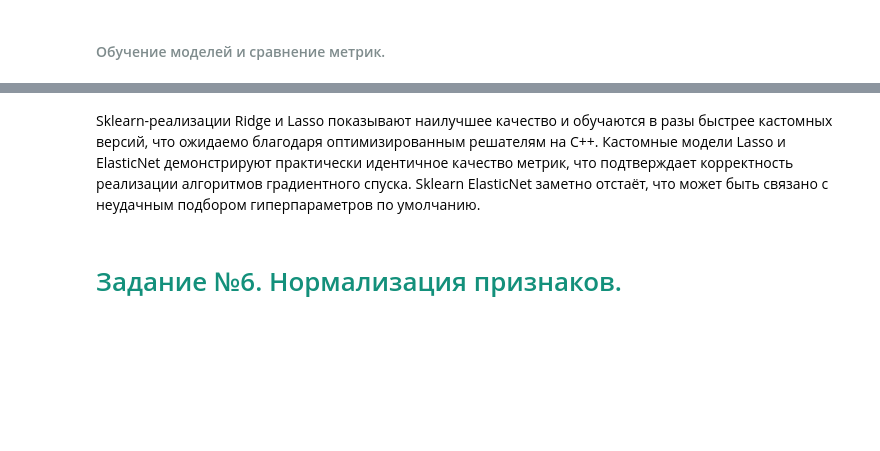
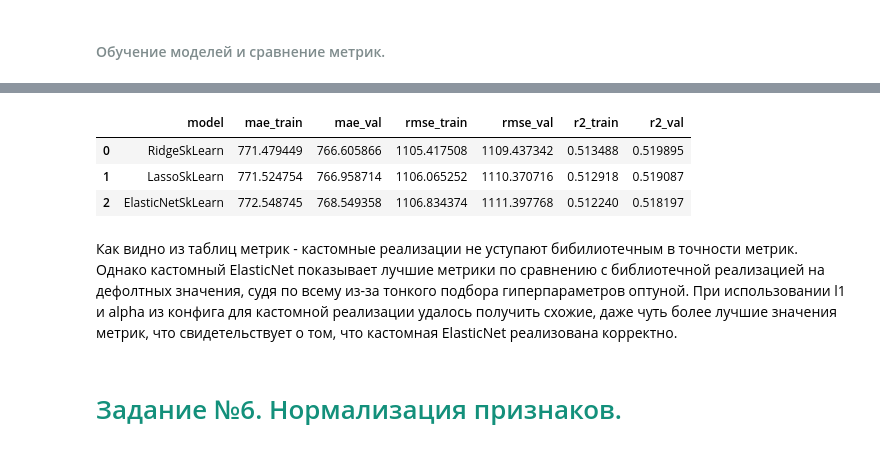
Before and after one commit to VadimGushchin/supervisedlinearregression, a Jupyter notebook: src/ML2.ipynb, the cells around one changed output, grey strips where cells are left out. Saved outputs shown, nothing was run; the diff lists cells and outputs as text; code cells hidden in the pictures; blank space fills up the shorter version.

```diff
--- a/src/ML2.ipynb
+++ b/src/ML2.ipynb
@@ -1379,2 +1331,0 @@ summary_regularized_df
-# %% [markdown]
-Sklearn-реализации Ridge и Lasso показывают наилучшее качество и обучаются в разы быстрее кастомных версий, что ожидаемо благодаря оптимизированным решателям на C++. Кастомные модели Lasso и ElasticNet демонстрируют практически идентичное качество метрик, что подтверждает корректность реализации алгоритмов градиентного спуска. Sklearn ElasticNet заметно отстаёт, что может быть связано с неудачным подбором гиперпараметров по умолчанию.
@@ -1389,3 +1332,29 @@ model_customreg_top1.fit(X_train, y_train)
+# %%
+model_ridge_sklearn.name = "RidgeSkLearn"
+model_lasso_sklearn.name = "LassoSkLearn"
+model_elastic_sklearn.name = "ElasticNetSkLearn"
+
+results = []
+for model in [model_ridge_sklearn, model_lasso_sklearn, model_elastic_sklearn]:
+    res = dataP.evaluate_model(
+        model,
+        X_train_arr,
+        y_train_arr,
+        X_val_arr,
+        y_val_arr,
+        model.name
+    )
+    results.append(res)
+
+df_results_sklearn_regularized = pd.DataFrame(results)
+display(df_results_sklearn_regularized)
+# %% [output]
+|  | model | mae_train | mae_val | rmse_train | rmse_val | r2_train | r2_val |
+| 0 | RidgeSkLearn | 771.479449 | 766.605866 | 1105.417508 | 1109.437342 | 0.513488 | 0.519895 |
+| 1 | LassoSkLearn | 771.524754 | 766.958714 | 1106.065252 | 1110.370716 | 0.512918 | 0.519087 |
+| 2 | ElasticNetSkLearn | 772.548745 | 768.549358 | 1106.834374 | 1111.397768 | 0.512240 | 0.518197 |
+# %% [markdown]
+Как видно из таблиц метрик - кастомные реализации не уступают бибилиотечным в точности метрик. Однако кастомный ElasticNet показывает лучшие метрики по сравнению с библиотечной реализацией на дефолтных значения, судя по всему из-за тонкого подбора гиперпараметров оптуной. При использовании l1 и alpha из конфига для кастомной реализации удалось получить схожие, даже чуть более лучшие значения метрик, что свидетельствует о том, что кастомная ElasticNet реализована корректно.
 # %% [markdown]
 <h1 style="color: #13907bff;"> Задание №6. Нормализация признаков.</h1>
 # %% [markdown]
```
Also changed, not shown: parts of 63 cells of this notebook.
